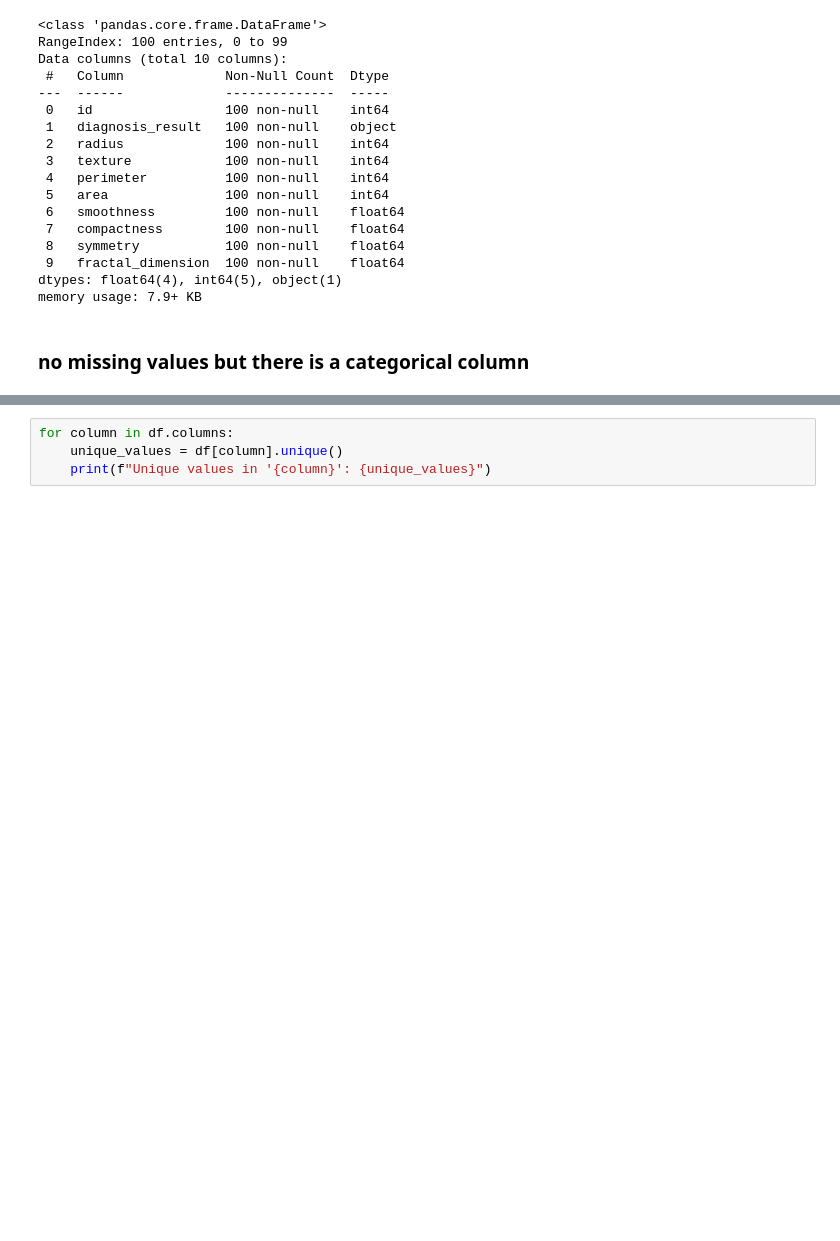
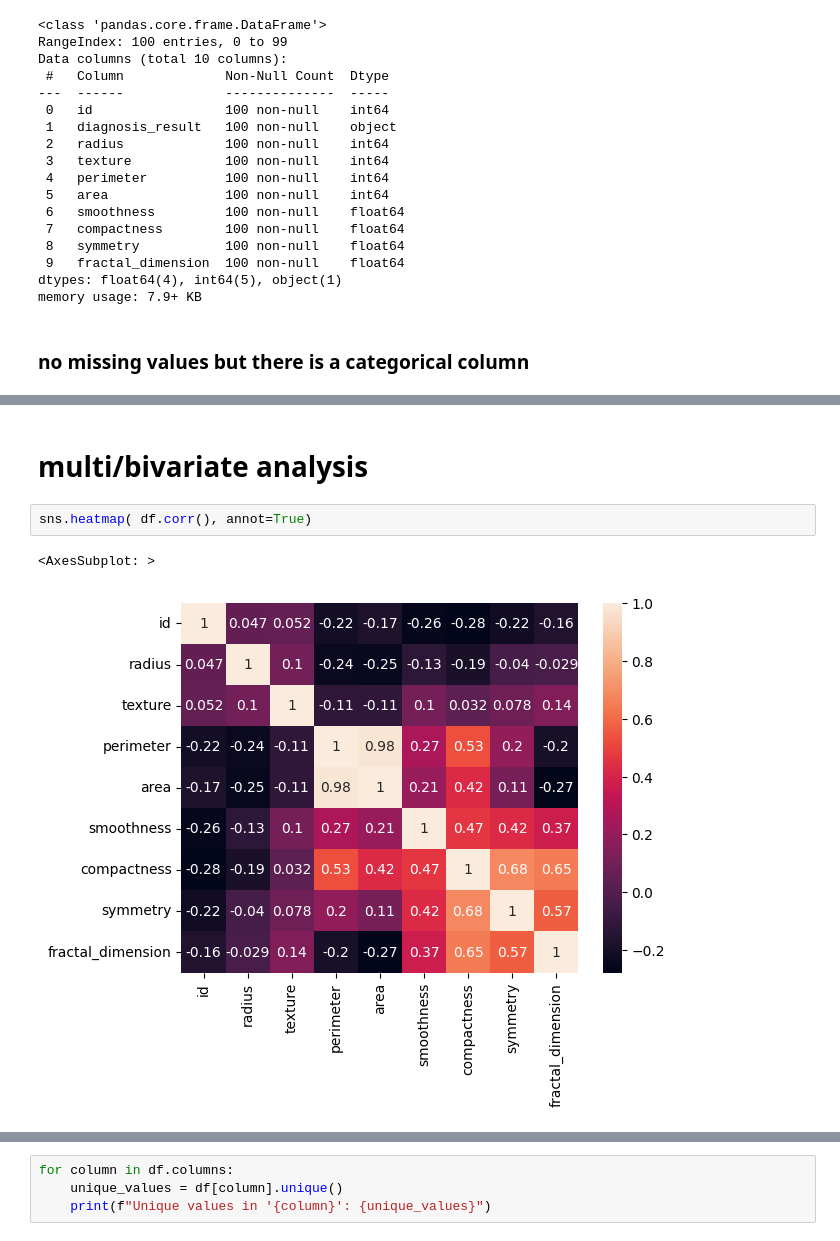
Before and after one commit to mariamezzat01/ML-for-Bio-Robotics, a Jupyter notebook: Task2/Task2_Robotics.ipynb, the cells around one changed output, grey strips where cells are left out. Drawn from its saved outputs; the diff is of its cells as text; blank space fills up the shorter version.

```diff
--- a/Task2/Task2_Robotics.ipynb
+++ b/Task2/Task2_Robotics.ipynb
@@ -42,0 +62,7 @@ memory usage: 7.9+ KB
+# %% [markdown]
+# multi/bivariate analysis
+# %%
+sns.heatmap( df.corr(), annot=True)
+# %% [output]
+<AxesSubplot: >
+[figure, added]
```
Also changed, not shown: parts of 22 cells of this notebook.
